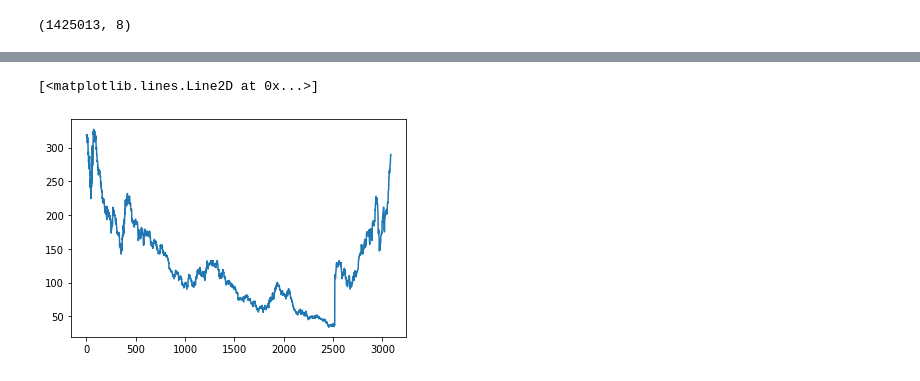
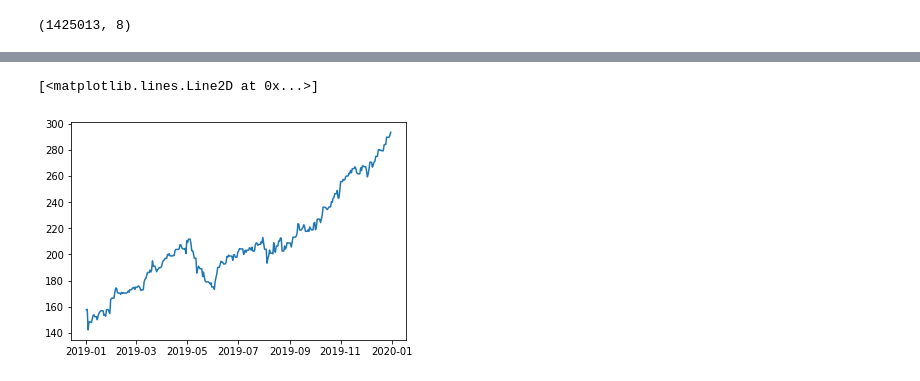
Before and after one commit to dssaenzml/ml703_timeSeriesCausalDiscovery, a Jupyter notebook: Exploration/ML703_Project.ipynb, the cells around one changed output, grey strips where cells are left out. Drawn from its saved outputs; the diff is of its cells as text; code cells hidden in the pictures.

```diff
--- a/Exploration/ML703_Project.ipynb
+++ b/Exploration/ML703_Project.ipynb
@@ -58,0 +115,6 @@ tweet.body[0]
+# %%
+companyValuesApple['date'] = pd.to_datetime(companyValuesApple['day_date']).dt.date
+companyValuesAppleMetrics = companyValuesApple[['date', 'close_value', 'volume', 'open_value', 'high_value', 'low_value']]
+companyValuesAppleMetrics = companyValuesAppleMetrics.groupby(['date']).sum()
+companyValuesAppleMetrics2019 = companyValuesAppleMetrics[(companyValuesAppleMetrics.index >= pd.to_datetime("2019/01/01")) & (companyValuesAppleMetrics.index <= pd.to_datetime("2019/12/31"))]
+companyValuesAppleMetrics2019
@@ -59,5 +141,5 @@ tweet.body[0]
 # %%
-plt.plot(companyValuesApple.close_value)
+plt.plot(companyValuesAppleMetrics2019.close_value)
 # %% [output]
 [<matplotlib.lines.Line2D at 0x...>]
-[figure, old version]
+[figure, new version]
```
Also changed, not shown: parts of 11 cells of this notebook, 1 other file.
